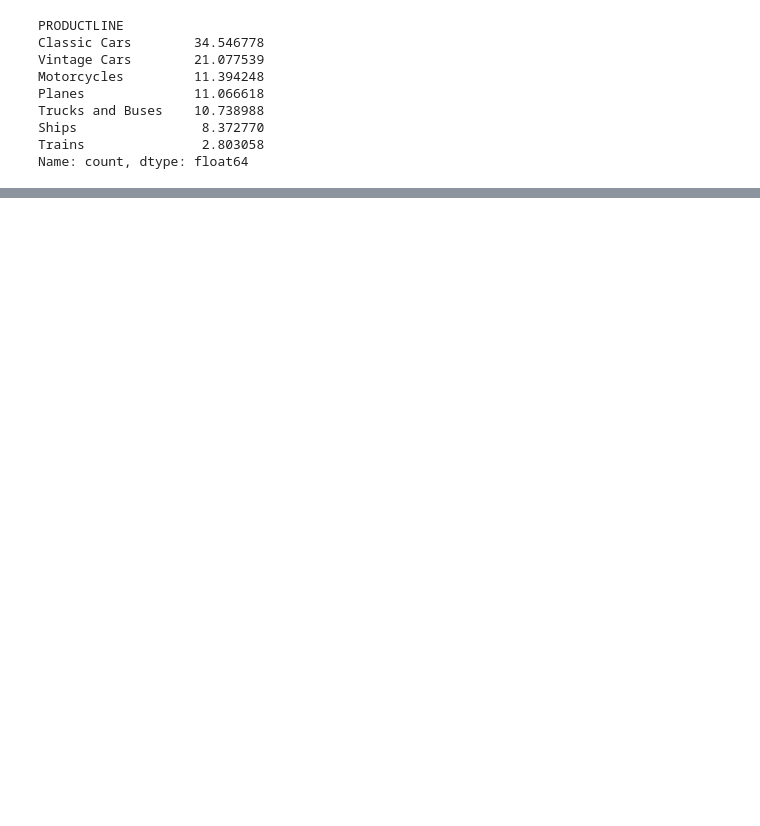
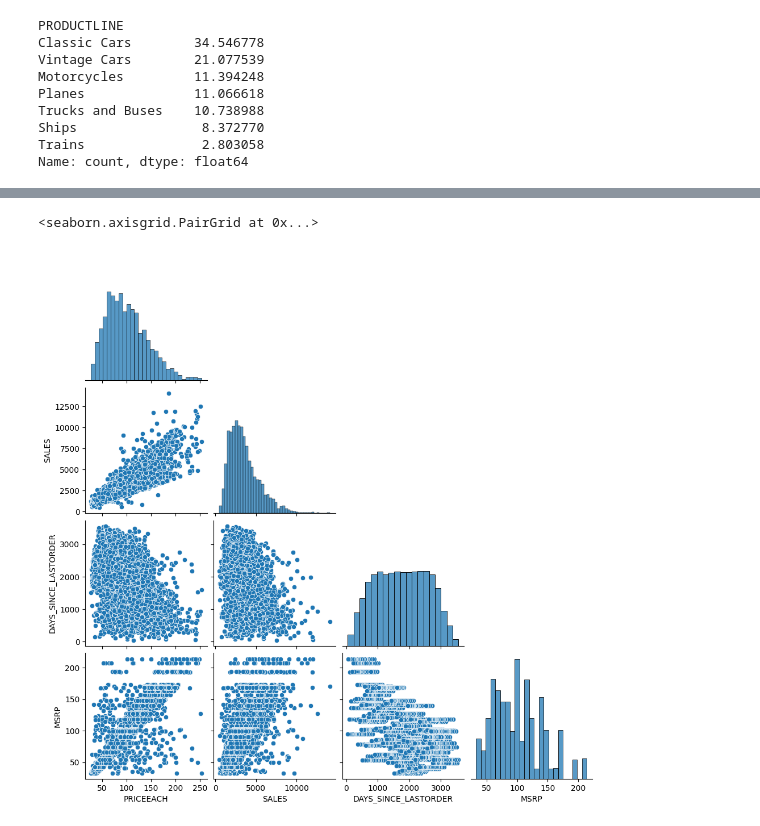
Before and after one commit to thiagoguimaraes96-vwco/teste, a Jupyter notebook: EDA/Roteiro01.ipynb, the cells around one changed output, grey strips where cells are left out. Cells and saved outputs as stored; diff of their text form; code cells hidden in the pictures; blank space fills up the shorter version.

```diff
--- a/EDA/Roteiro01.ipynb
+++ b/EDA/Roteiro01.ipynb
@@ -136,0 +157,3 @@ TypeError: Argument 'x' is a pandas MultiIndex. pandas MultiIndex is not support
+# %%
+df_num = df.select_dtypes(include=['int64','float64']).drop(columns=['ORDERNUMBER','ORDERLINENUMBER','QUANTITYORDERED'])
+df_num
@@ -136,0 +174,5 @@ TypeError: Argument 'x' is a pandas MultiIndex. pandas MultiIndex is not support
+# %%
+sns.pairplot(data=df_num,corner=True)
+# %% [output]
+<seaborn.axisgrid.PairGrid at 0x...>
+[figure, added]
```
Also changed, not shown: parts of 9 cells of this notebook.
